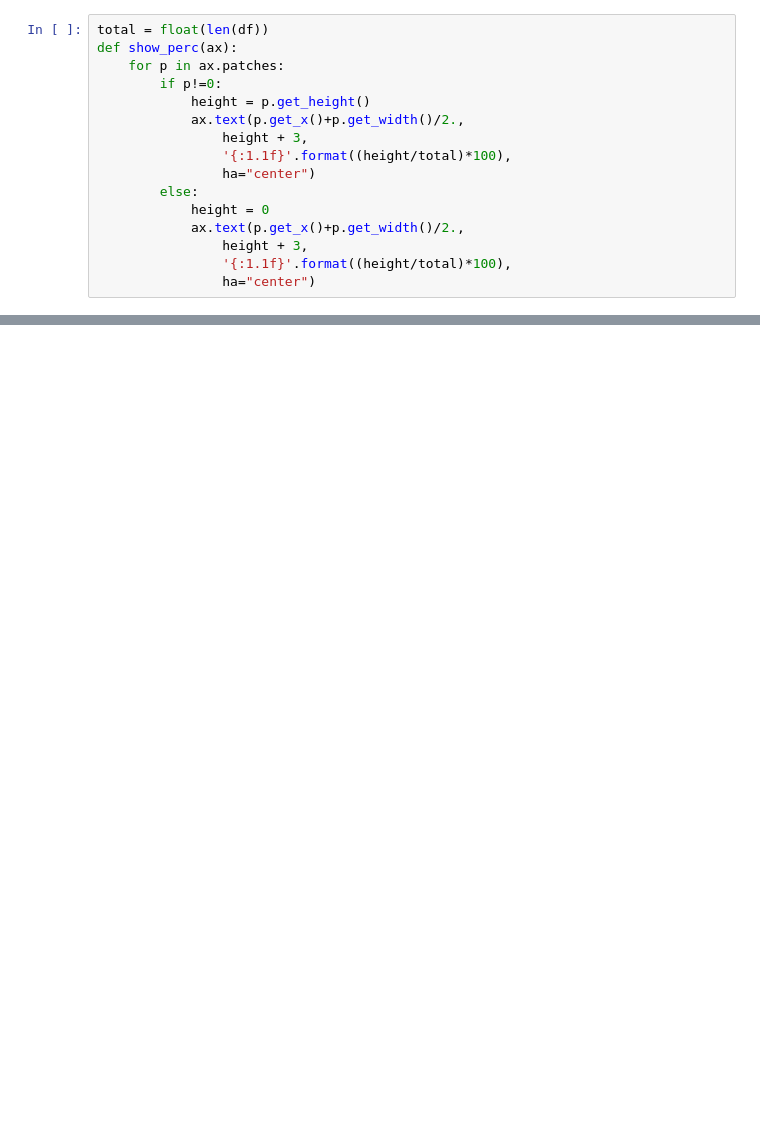
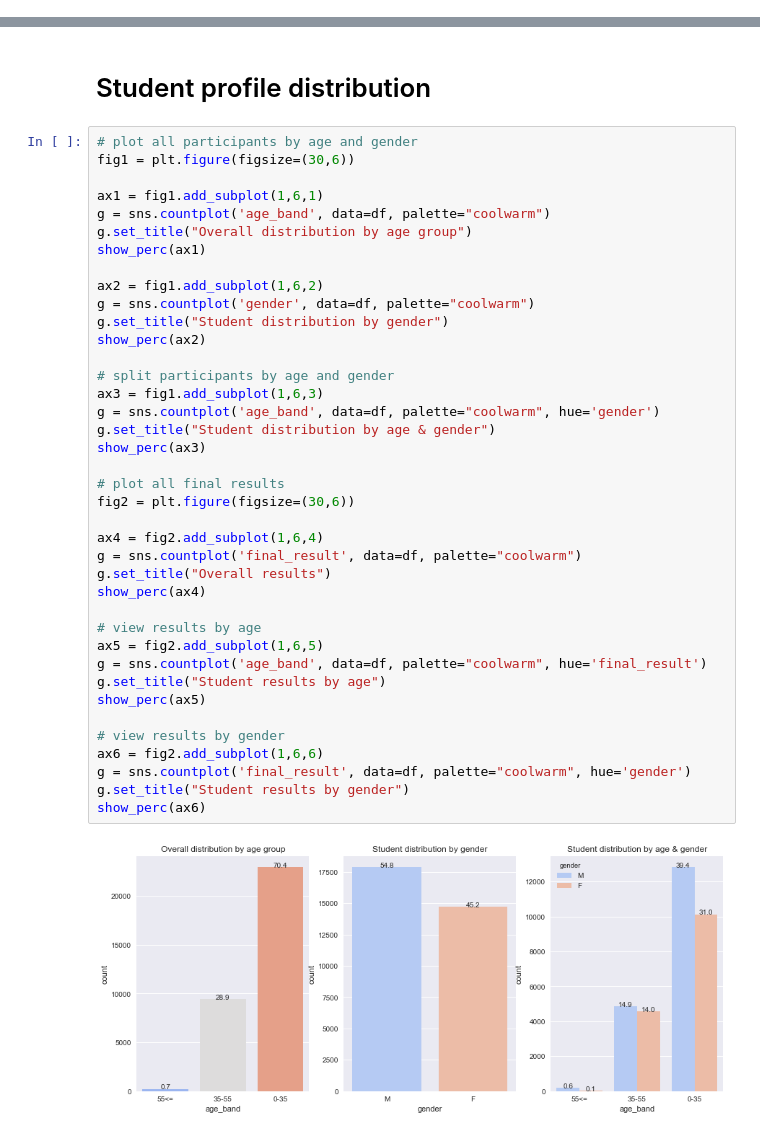
Before and after one commit to SoumyaK23/Springboard-Data-Intensive-and-Machine-Learning, a Jupyter notebook: Capstone2/OU_dataStory.ipynb, the cells around one changed output, grey strips where cells are left out. Saved outputs shown, nothing was run; the diff lists cells and outputs as text; blank space fills up the shorter version.

```diff
--- a/Capstone2/OU_dataStory.ipynb
+++ b/Capstone2/OU_dataStory.ipynb
@@ -70,16 +0,0 @@ print(df.head(10))
-# %%
-total = float(len(df))
-def show_perc(ax):
-    for p in ax.patches:
-        if p!=0:
-            height = p.get_height()
-            ax.text(p.get_x()+p.get_width()/2.,
-                height + 3,
-                '{:1.1f}'.format((height/total)*100),
-                ha="center")
-        else:
-            height = 0
-            ax.text(p.get_x()+p.get_width()/2.,
-                height + 3,
-                '{:1.1f}'.format((height/total)*100),
-                ha="center")
@@ -342,0 +58,43 @@ assessment.head(5)
+# %% [markdown]
+# Student profile distribution
+# %%
+# plot all participants by age and gender
+fig1 = plt.figure(figsize=(30,6))
+
+ax1 = fig1.add_subplot(1,6,1)
+g = sns.countplot('age_band', data=df, palette="coolwarm")
+g.set_title("Overall distribution by age group")
+show_perc(ax1)
+
+ax2 = fig1.add_subplot(1,6,2)
+g = sns.countplot('gender', data=df, palette="coolwarm")
+g.set_title("Student distribution by gender")
+show_perc(ax2)
+
+# split participants by age and gender
+ax3 = fig1.add_subplot(1,6,3)
+g = sns.countplot('age_band', data=df, palette="coolwarm", hue='gender')
+g.set_title("Student distribution by age & gender")
+show_perc(ax3)
+
+# plot all final results
+fig2 = plt.figure(figsize=(30,6))
+
+ax4 = fig2.add_subplot(1,6,4)
+g = sns.countplot('final_result', data=df, palette="coolwarm")
+g.set_title("Overall results")
+show_perc(ax4)
+
+# view results by age
+ax5 = fig2.add_subplot(1,6,5)
+g = sns.countplot('age_band', data=df, palette="coolwarm", hue='final_result')
+g.set_title("Student results by age")
+show_perc(ax5)
+
+# view results by gender
+ax6 = fig2.add_subplot(1,6,6)
+g = sns.countplot('final_result', data=df, palette="coolwarm", hue='gender')
+g.set_title("Student results by gender")
+show_perc(ax6)
+# %% [output]
+[figure, added]
```
Also changed, not shown: parts of 39 cells of this notebook.
